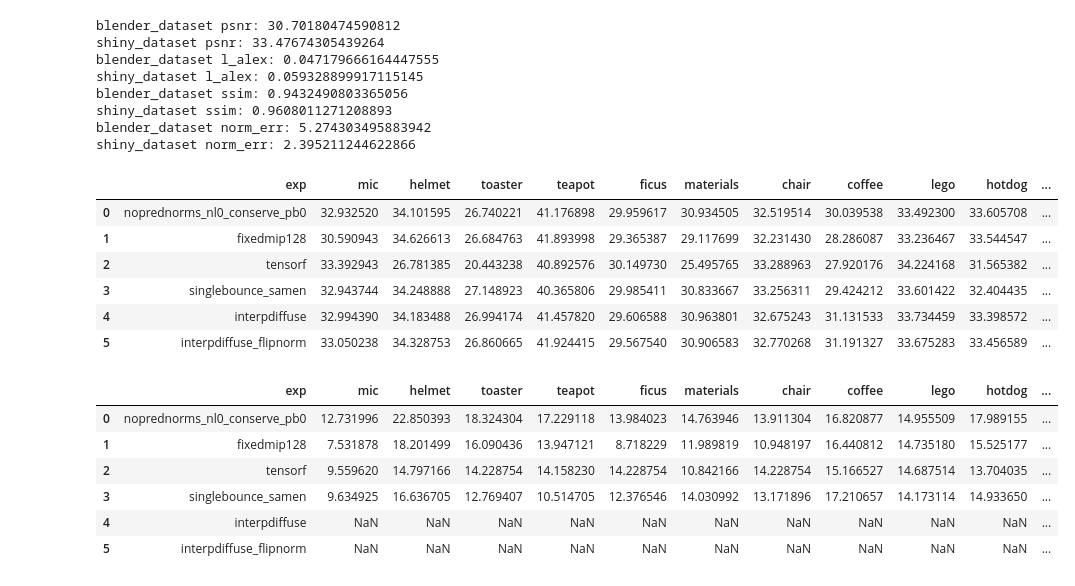
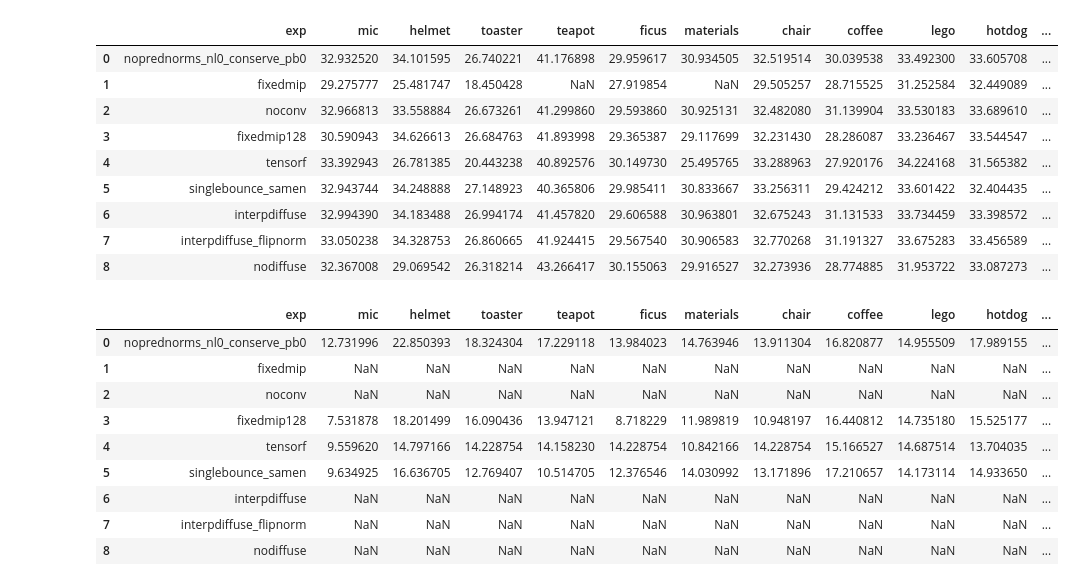
Before and after one commit to half-potato/nmf, a Jupyter notebook: scripts/tabularize.ipynb, the cells around one changed output. Cells and saved outputs as stored; diff of their text form; code cells hidden in the pictures.

```diff
--- a/scripts/tabularize.ipynb
+++ b/scripts/tabularize.ipynb
@@ -22,7 +22,7 @@ def disp_im(im):
     display(fig.figure)
 # %%
 # exps = ["norussian", "noprednorms_nl0", "noprednorms_nl0_conserve_pb0", 'fixedmip128', 'tensorf', 'singlebounce_samen', 'singlebounce']
-exps = ["noprednorms_nl0_conserve_pb0", 'fixedmip128', 'tensorf', 'singlebounce_samen', 'interpdiffuse', 'interpdiffuse_flipnorm']
+exps = ["noprednorms_nl0_conserve_pb0", 'fixedmip', 'noconv', 'fixedmip128', 'tensorf', 'singlebounce_samen', 'interpdiffuse', 'interpdiffuse_flipnorm', 'nodiffuse']
 # log_dir = Path("../log") / "norussian"
 # log_dir = Path("../log") / "noprednorms_nl0"
 rows = []
@@ -66,67 +66,67 @@ ssims = pd.DataFrame.from_dict(col_rows['ssim'])
 lpips = pd.DataFrame.from_dict(col_rows['l_alex'])
 elpips = pd.DataFrame.from_dict(col_rows['envmap_lpips_top'])
 epsnrs = pd.DataFrame.from_dict(col_rows['envmap_psnr_top'])
 essims = pd.DataFrame.from_dict(col_rows['envmap_ssim_top'])
 esmape_top = pd.DataFrame.from_dict(col_rows['envmap_smape_top'])
 norm_err = pd.DataFrame.from_dict(col_rows['norm_err'])
 
 shiny_dataset = ["teapot", "toaster", "ball", "car", "coffee", "helmet"]
 blender_dataset = [ "chair", "lego", "materials", "mic", "hotdog", "ficus", "drums", "ship" ]
 # exp = 'noprednorms_nl0_conserve_pb0'
-exps = ['interpdiffuse_flipnorm', 'interpdiffuse', 'fixedmip', 'singlebounce_samen']
-# metrics = ['envmap_psnr_top', 'envmap_lpips_top', 'envmap_ssim_top']
-for exp in exps:
-    print(exp)
-    metrics = ['psnr', 'l_alex', 'ssim', 'norm_err']
-    for metric in metrics:
-        df = pd.DataFrame.from_dict(col_rows[metric])
-        vs = []
-        for d in blender_dataset:
-            vs.append(df.loc[df['exp']==exp][d].item())
-        print(f"blender_dataset {metric}: {np.mean(vs)}")
-        vs = []
-        for d in shiny_dataset:
-            vs.append(df.loc[df['exp']==exp][d].item())
-        print(f"shiny_dataset {metric}: {np.mean(vs)}")
 
 display(HTML(psnrs.to_html()))
 psnrs.to_csv('../psnrs.csv')
 ssims.to_csv('../ssims.csv')
 essims.to_csv('../essims.csv')
 lpips.to_csv('../lpips.csv')
 elpips.to_csv('../elpips.csv')
 norm_err.to_csv('../norm_err.csv')
 epsnrs.to_csv('../epsnrs.csv')
 esmape_top.to_csv('../esmapes.csv')
 # display(HTML(ssims.to_html()))
 # display(HTML(lpips.to_html()))
 display(HTML(epsnrs.to_html()))
 display(HTML(elpips.to_html()))
 # display(HTML(esmape.to_html()))
 # display(HTML(esmape_top.to_html()))
 display(HTML(norm_err.to_html()))
+
+# exps = ['interpdiffuse_flipnorm', 'interpdiffuse', 'fixedmip128', 'singlebounce_samen', 'nodiffuse']
+exps = ['noconv', 'fixedmip', 'nodiffuse']
+# metrics = ['envmap_psnr_top', 'envmap_lpips_top', 'envmap_ssim_top']
+for exp in exps:
+    print(exp)
+    metrics = ['psnr', 'l_alex', 'ssim', 'norm_err']
+    for metric in metrics:
+        df = pd.DataFrame.from_dict(col_rows[metric])
+        vs = []
+        for d in blender_dataset:
+            vs.append(df.loc[df['exp']==exp][d].item())
+        print(f"blender_dataset {metric}: {np.mean(vs)}")
+        vs = []
+        for d in shiny_dataset:
+            vs.append(df.loc[df['exp']==exp][d].item())
+        print(f"shiny_dataset {metric}: {np.mean(vs)}")
 # %% [output]
-blender_dataset psnr: 30.70180474590812
-shiny_dataset psnr: 33.47674305439264
-blender_dataset l_alex: 0.047179666164447555
-shiny_dataset l_alex: 0.059328899917115145
-blender_dataset ssim: 0.9432490803365056
-shiny_dataset ssim: 0.9608011271208893
-blender_dataset norm_err: 5.274303495883942
-shiny_dataset norm_err: 2.395211244622866
 |  | exp | mic | helmet | toaster | teapot | ficus | materials | chair | coffee | lego | hotdog | ... |
 | 0 | noprednorms_nl0_conserve_pb0 | 32.932520 | 34.101595 | 26.740221 | 41.176898 | 29.959617 | 30.934505 | 32.519514 | 30.039538 | 33.492300 | 33.605708 | ... |
-| 1 | fixedmip128 | 30.590943 | 34.626613 | 26.684763 | 41.893998 | 29.365387 | 29.117699 | 32.231430 | 28.286087 | 33.236467 | 33.544547 | ... |
-| 2 | tensorf | 33.392943 | 26.781385 | 20.443238 | 40.892576 | 30.149730 | 25.495765 | 33.288963 | 27.920176 | 34.224168 | 31.565382 | ... |
-| 3 | singlebounce_samen | 32.943744 | 34.248888 | 27.148923 | 40.365806 | 29.985411 | 30.833667 | 33.256311 | 29.424212 | 33.601422 | 32.404435 | ... |
-| 4 | interpdiffuse | 32.994390 | 34.183488 | 26.994174 | 41.457820 | 29.606588 | 30.963801 | 32.675243 | 31.131533 | 33.734459 | 33.398572 | ... |
-| 5 | interpdiffuse_flipnorm | 33.050238 | 34.328753 | 26.860665 | 41.924415 | 29.567540 | 30.906583 | 32.770268 | 31.191327 | 33.675283 | 33.456589 | ... |
+| 1 | fixedmip | 29.275777 | 25.481747 | 18.450428 | NaN | 27.919854 | NaN | 29.505257 | 28.715525 | 31.252584 | 32.449089 | ... |
+| 2 | noconv | 32.966813 | 33.558884 | 26.673261 | 41.299860 | 29.593860 | 30.925131 | 32.482080 | 31.139904 | 33.530183 | 33.689610 | ... |
+| 3 | fixedmip128 | 30.590943 | 34.626613 | 26.684763 | 41.893998 | 29.365387 | 29.117699 | 32.231430 | 28.286087 | 33.236467 | 33.544547 | ... |
+| 4 | tensorf | 33.392943 | 26.781385 | 20.443238 | 40.892576 | 30.149730 | 25.495765 | 33.288963 | 27.920176 | 34.224168 | 31.565382 | ... |
+| 5 | singlebounce_samen | 32.943744 | 34.248888 | 27.148923 | 40.365806 | 29.985411 | 30.833667 | 33.256311 | 29.424212 | 33.601422 | 32.404435 | ... |
+| 6 | interpdiffuse | 32.994390 | 34.183488 | 26.994174 | 41.457820 | 29.606588 | 30.963801 | 32.675243 | 31.131533 | 33.734459 | 33.398572 | ... |
+| 7 | interpdiffuse_flipnorm | 33.050238 | 34.328753 | 26.860665 | 41.924415 | 29.567540 | 30.906583 | 32.770268 | 31.191327 | 33.675283 | 33.456589 | ... |
+| 8 | nodiffuse | 32.367008 | 29.069542 | 26.318214 | 43.266417 | 30.155063 | 29.916527 | 32.273936 | 28.774885 | 31.953722 | 33.087273 | ... |
 |  | exp | mic | helmet | toaster | teapot | ficus | materials | chair | coffee | lego | hotdog | ... |
 | 0 | noprednorms_nl0_conserve_pb0 | 12.731996 | 22.850393 | 18.324304 | 17.229118 | 13.984023 | 14.763946 | 13.911304 | 16.820877 | 14.955509 | 17.989155 | ... |
-| 1 | fixedmip128 | 7.531878 | 18.201499 | 16.090436 | 13.947121 | 8.718229 | 11.989819 | 10.948197 | 16.440812 | 14.735180 | 15.525177 | ... |
-| 2 | tensorf | 9.559620 | 14.797166 | 14.228754 | 14.158230 | 14.228754 | 10.842166 | 14.228754 | 15.166527 | 14.687514 | 13.704035 | ... |
-| 3 | singlebounce_samen | 9.634925 | 16.636705 | 12.769407 | 10.514705 | 12.376546 | 14.030992 | 13.171896 | 17.210657 | 14.173114 | 14.933650 | ... |
-| 4 | interpdiffuse | NaN | NaN | NaN | NaN | NaN | NaN | NaN | NaN | NaN | NaN | ... |
-| 5 | interpdiffuse_flipnorm | NaN | NaN | NaN | NaN | NaN | NaN | NaN | NaN | NaN | NaN | ... |
+| 1 | fixedmip | NaN | NaN | NaN | NaN | NaN | NaN | NaN | NaN | NaN | NaN | ... |
+| 2 | noconv | NaN | NaN | NaN | NaN | NaN | NaN | NaN | NaN | NaN | NaN | ... |
+| 3 | fixedmip128 | 7.531878 | 18.201499 | 16.090436 | 13.947121 | 8.718229 | 11.989819 | 10.948197 | 16.440812 | 14.735180 | 15.525177 | ... |
+| 4 | tensorf | 9.559620 | 14.797166 | 14.228754 | 14.158230 | 14.228754 | 10.842166 | 14.228754 | 15.166527 | 14.687514 | 13.704035 | ... |
+| 5 | singlebounce_samen | 9.634925 | 16.636705 | 12.769407 | 10.514705 | 12.376546 | 14.030992 | 13.171896 | 17.210657 | 14.173114 | 14.933650 | ... |
+| 6 | interpdiffuse | NaN | NaN | NaN | NaN | NaN | NaN | NaN | NaN | NaN | NaN | ... |
+| 7 | interpdiffuse_flipnorm | NaN | NaN | NaN | NaN | NaN | NaN | NaN | NaN | NaN | NaN | ... |
+| 8 | nodiffuse | NaN | NaN | NaN | NaN | NaN | NaN | NaN | NaN | NaN | NaN | ... |
 |  | exp | mic | helmet | toaster | teapot | ficus | materials | chair | coffee | lego | hotdog | ... |
 | 0 | noprednorms_nl0_conserve_pb0 | 1.053192 | 0.587464 | 0.925021 | 0.701885 | 1.235333 | 0.574063 | 1.172260 | 0.619991 | 1.106816 | 1.011655 | ... |
```
Also changed, not shown: parts of 1 cell of this notebook, 27 other files.
